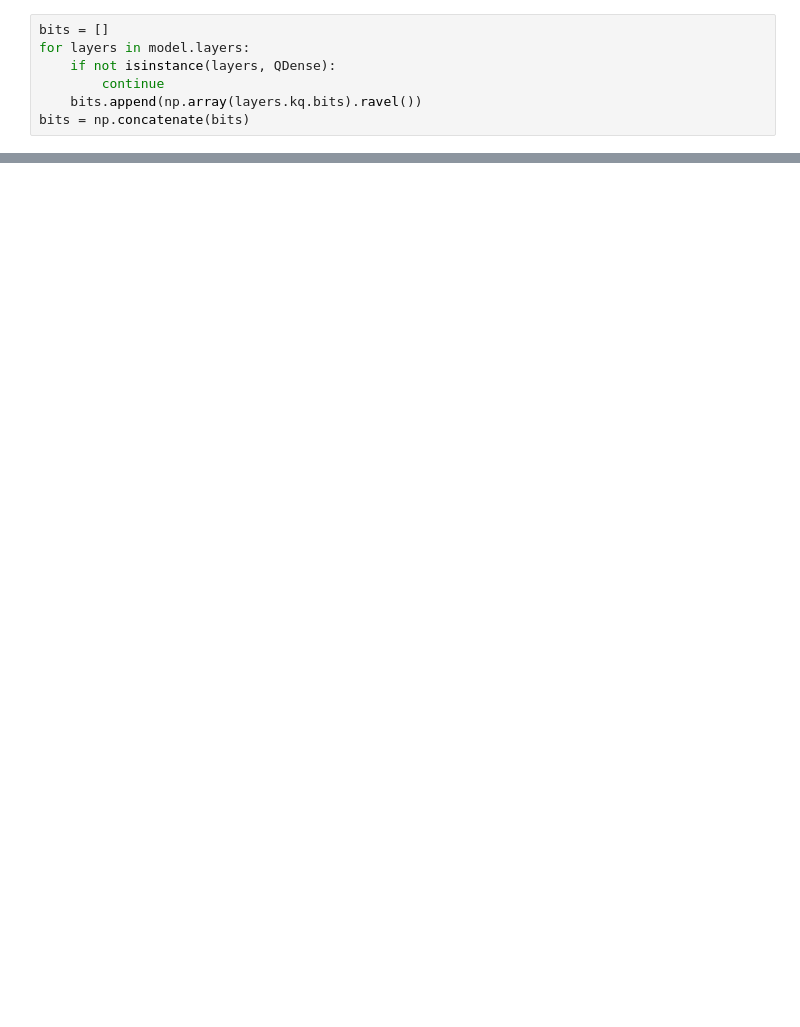
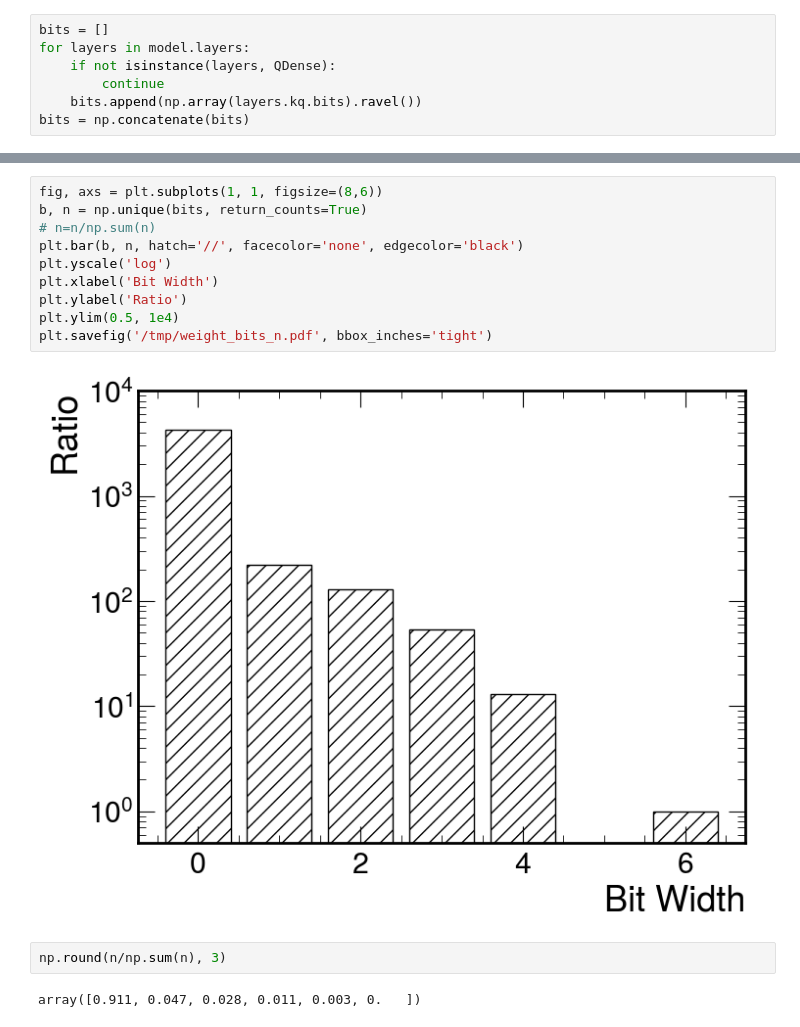
Before and after one commit to francesco-vaselli/fAD, a Jupyter notebook: keras_wip/ffmad_syn.ipynb, the cells around one changed output, grey strips where cells are left out. Saved outputs shown, nothing was run; the diff lists cells and outputs as text; blank space fills up the shorter version.

```diff
--- a/keras_wip/ffmad_syn.ipynb
+++ b/keras_wip/ffmad_syn.ipynb
@@ -421,0 +436,16 @@ plt.savefig('/tmp/weight_bits.png', bbox_inches='tight')
+# %%
+fig, axs = plt.subplots(1, 1, figsize=(8,6))
+b, n = np.unique(bits, return_counts=True)
+# n=n/np.sum(n)
+plt.bar(b, n, hatch='//', facecolor='none', edgecolor='black')
+plt.yscale('log')
+plt.xlabel('Bit Width')
+plt.ylabel('Ratio')
+plt.ylim(0.5, 1e4)
+plt.savefig('/tmp/weight_bits_n.pdf', bbox_inches='tight')
+# %% [output]
+[figure, added]
+# %%
+np.round(n/np.sum(n), 3)
+# %% [output]
+array([0.911, 0.047, 0.028, 0.011, 0.003, 0.   ])
```
Also changed, not shown: parts of 26 cells of this notebook.
